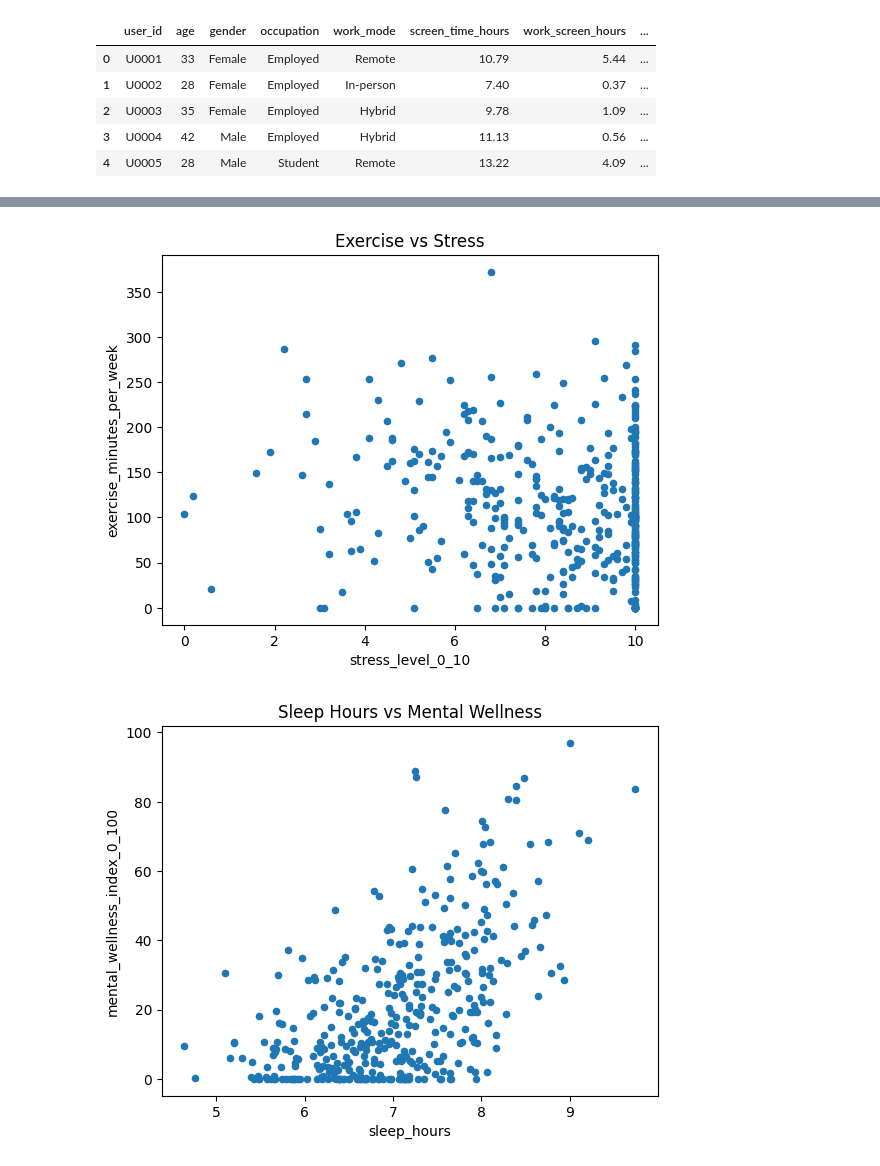
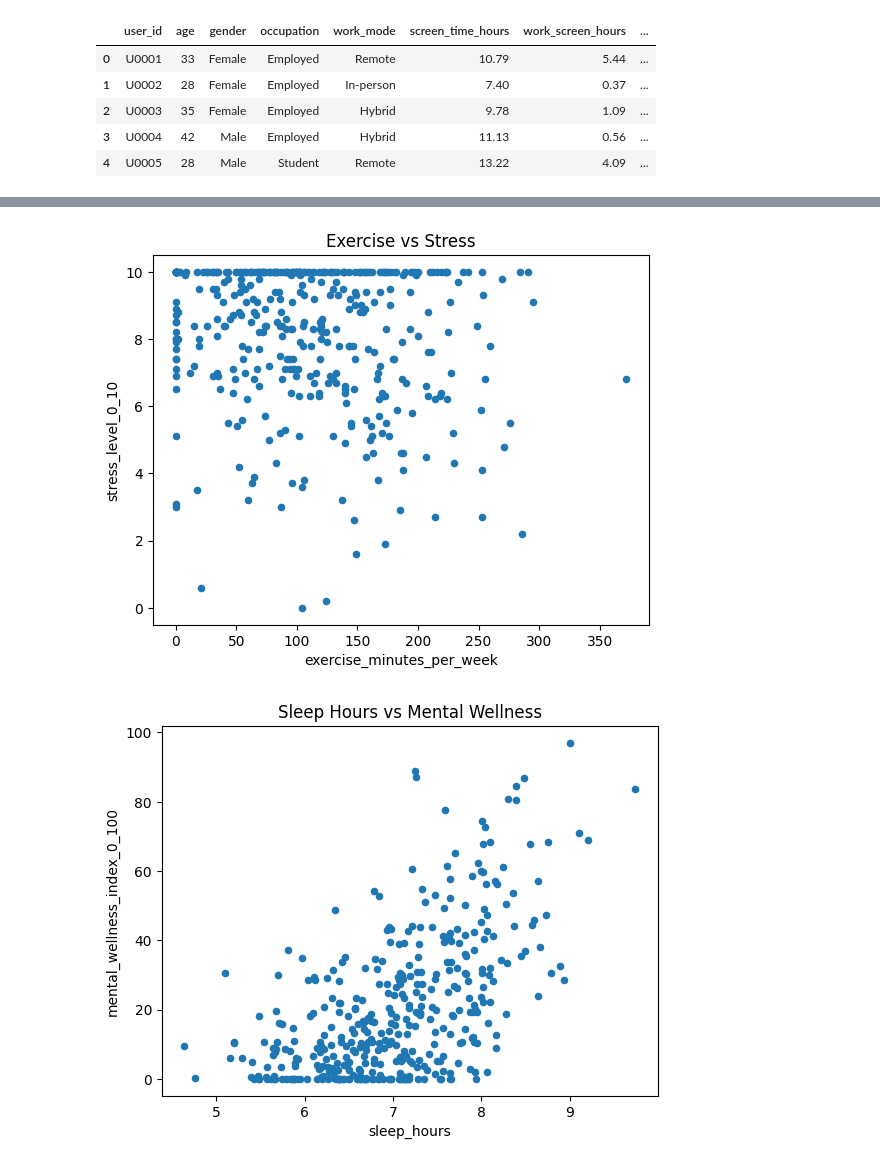
Before and after one commit to sharmakarishma1210-cmyk/screentime-vs-mentalwellness, a Jupyter notebook: kaggle.ipynb, the cells around one changed output, grey strips where cells are left out. Saved outputs shown, nothing was run; the diff lists cells and outputs as text; code cells hidden in the pictures.

```diff
--- a/kaggle.ipynb
+++ b/kaggle.ipynb
@@ -47,5 +20,3 @@ print(df.head())
-# %%
-df = df.drop(columns=["Unnamed: 15"])
 # %%
 df = df.drop(columns=["Unnamed: 15"])
 # %%
@@ -80,9 +42,9 @@ ValueError: could not convert string to float: 'U0001'
 # %%
-df.plot.scatter(y ="exercise_minutes_per_week" , x ="stress_level_0_10")
+df.plot.scatter(x ="exercise_minutes_per_week" , y ="stress_level_0_10")
 plt.title("Exercise vs Stress")
 plt.show()
 # %% [output]
-[figure, old version]
+[figure, new version]
 # %%
 df.plot.scatter(x="sleep_hours" , y="mental_wellness_index_0_100")
 plt.title("Sleep Hours vs Mental Wellness")
```
Also changed, not shown: parts of 27 cells of this notebook.
